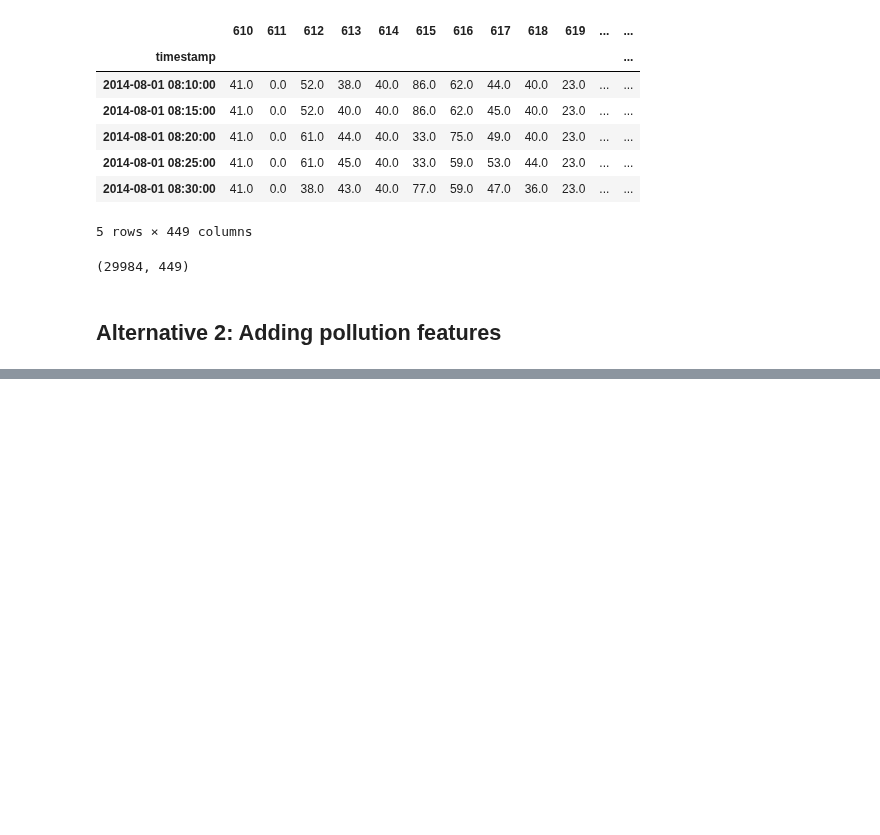
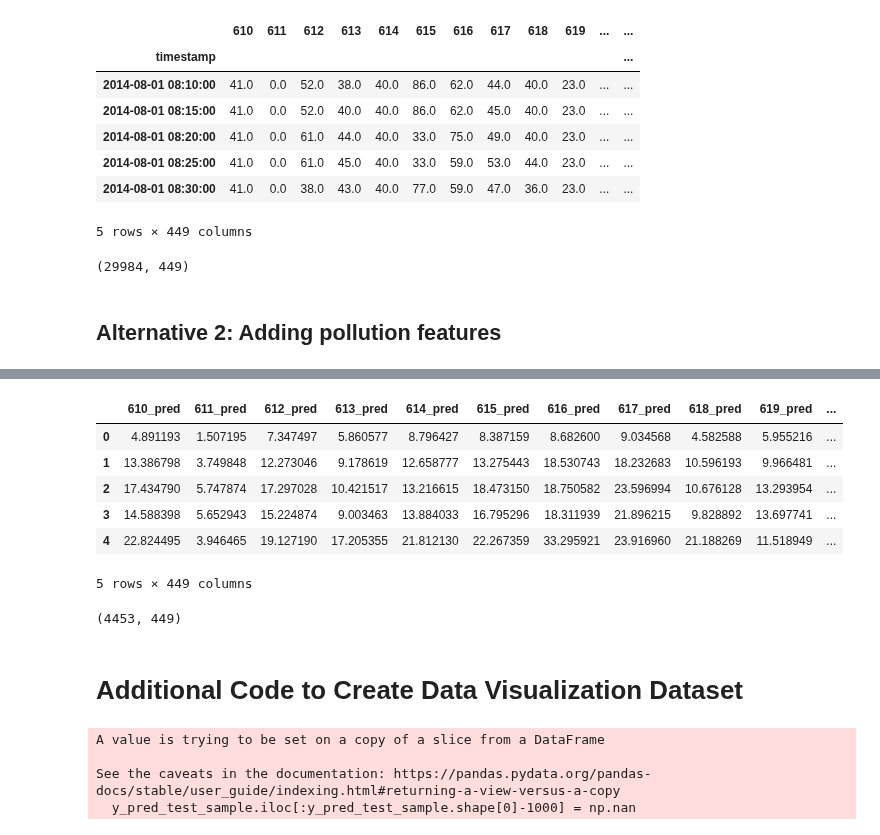
Before and after one commit to victorhg/aai-530-final-project, a Jupyter notebook: models/lstm_traffic_pollution_1.ipynb, the cells around one changed output, grey strips where cells are left out. Cells and saved outputs as stored; diff of their text form; code cells hidden in the pictures; blank space fills up the shorter version.

```diff
--- a/models/lstm_traffic_pollution_1.ipynb
+++ b/models/lstm_traffic_pollution_1.ipynb
@@ -270,0 +285,6 @@ plot_prediction_across_network(model, val_arrays, val_labs, 'Sum of Average Spee
+# %%
+pred_cols = [f"{col}_pred" for col in traffic_df.columns]
+
+y_pred_test = pd.DataFrame(model.predict(val_arrays), columns=pred_cols)
+y_pred_test.head()
+# %% [output]
@@ -270,0 +292,48 @@ plot_prediction_across_network(model, val_arrays, val_labs, 'Sum of Average Spee
+|  | 610_pred | 611_pred | 612_pred | 613_pred | 614_pred | 615_pred | 616_pred | 617_pred | 618_pred | 619_pred | ... |
+| 0 | 4.891193 | 1.507195 | 7.347497 | 5.860577 | 8.796427 | 8.387159 | 8.682600 | 9.034568 | 4.582588 | 5.955216 | ... |
+| 1 | 13.386798 | 3.749848 | 12.273046 | 9.178619 | 12.658777 | 13.275443 | 18.530743 | 18.232683 | 10.596193 | 9.966481 | ... |
+| 2 | 17.434790 | 5.747874 | 17.297028 | 10.421517 | 13.216615 | 18.473150 | 18.750582 | 23.596994 | 10.676128 | 13.293954 | ... |
+| 3 | 14.588398 | 5.652943 | 15.224874 | 9.003463 | 13.884033 | 16.795296 | 18.311939 | 21.896215 | 9.828892 | 13.697741 | ... |
+| 4 | 22.824495 | 3.946465 | 19.127190 | 17.205355 | 21.812130 | 22.267359 | 33.295921 | 23.916960 | 21.188269 | 11.518949 | ... |
+5 rows × 449 columns
+# %%
+y_pred_test.shape
+# %% [output]
+(4453, 449)
+# %% [markdown]
+# Additional Code to Create Data Visualization Dataset
+# %%
+y_pred_test_sample = y_pred_test[-4000:]
+
+dv_data = combined_pollution_traffic.iloc[-y_pred_test_sample.shape[0]:]
+dv_data.iloc[-1000:] = np.nan
+
+y_pred_test_sample.index = dv_data.index
+y_pred_test_sample.iloc[:y_pred_test_sample.shape[0]-1000] = np.nan
+
+dv_data = dv_data.merge(y_pred_test_sample,
+                        how="left",
+                        left_index=True,
+                        right_index=True)
+
+all_sensors = [dv_data.iloc[_, :449].sum()for _ in range(dv_data.shape[0])]
+all_sensors = [np.nan if i == 0 else i for i in all_sensors ]
+dv_data["all_sensors"] = all_sensors
+
+all_sensors_pred = [dv_data.iloc[_, input_features:(
+    input_features+output_features)].sum() for _ in range(dv_data.shape[0])]
+all_sensors_pred = [np.nan if i == 0 else i for i in all_sensors_pred ]
+dv_data["all_sensors_pred"] = all_sensors_pred
+
+dv_data["timestamp"] = dv_data.index
+
+dv_data = pd.melt(dv_data, id_vars="timestamp")
+dv_data.set_index("timestamp", drop=True, inplace=True)
+
+dv_data["filter_label"] = [val[0:4] for val in dv_data["variable"]]
+dv_data["filter_label"] = [val[0:3] if val[-1]=="_" else val for val in dv_data["filter_label"]]
+# %% [output]
+A value is trying to be set on a copy of a slice from a DataFrame
+
+See the caveats in the documentation: https://pandas.pydata.org/pandas-docs/stable/user_guide/indexing.html#returning-a-view-versus-a-copy
+  y_pred_test_sample.iloc[:y_pred_test_sample.shape[0]-1000] = np.nan
```
Also changed, not shown: parts of 12 cells of this notebook.
